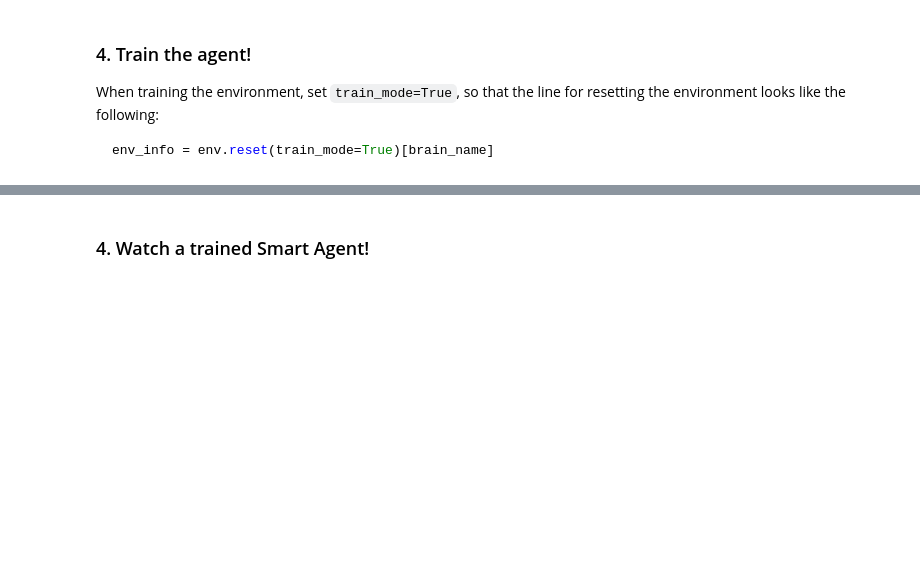
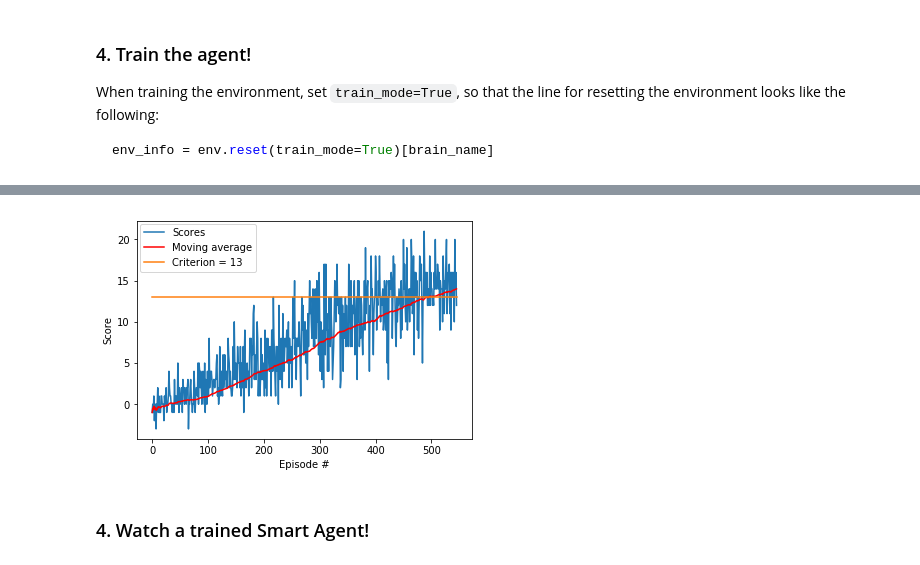
Before and after one commit to EmmiOcean/Banana_Joe_RI_Learning, a Jupyter notebook: Navigation.ipynb, the cells around one changed output, grey strips where cells are left out. Cells and saved outputs as stored; diff of their text form; code cells hidden in the pictures; blank space fills up the shorter version.

Commit message:
docs: Added result plot

```diff
--- a/Navigation.ipynb
+++ b/Navigation.ipynb
@@ -142,6 +142,8 @@ def dqn(n_episodes=2000, max_t=1000, eps_start=1.0, eps_end=0.01, eps_decay=0.99
     """
     scores = []                        # list containing scores from each episode
     scores_window = deque(maxlen=100)  # last 100 scores
+    mean = []
+    goal_score = []
     eps = eps_start                    # initialize epsilon
     saved = False
     for i_episode in range(1, n_episodes+1):
@@ -161,15 +163,17 @@ def dqn(n_episodes=2000, max_t=1000, eps_start=1.0, eps_end=0.01, eps_decay=0.99
                 break
         scores_window.append(score)       # save most recent score
         scores.append(score)              # save most recent score
+        mean.append(np.mean(scores_window))
+        goal_score.append(13)
         eps = max(eps_end, eps_decay*eps) # decrease epsilon
         print('\rEpisode {}\tAverage Score: {:.2f}'.format(i_episode, np.mean(scores_window)), end="")
         if i_episode % 100 == 0:
             print('\rEpisode {}\tAverage Score: {:.2f}'.format(i_episode, np.mean(scores_window)))
-        if np.mean(scores_window)>=15.0:
+        if np.mean(scores_window)>=14.0:
             print('\nEnvironment solved in {:d} episodes!\tAverage Score: {:.2f}'.format(i_episode-100, np.mean(scores_window)))
             torch.save(agent.qnetwork_local.state_dict(), 'checkpoint.pth')
             saved = True
             break
     if not saved:
         torch.save(agent.qnetwork_local.state_dict(), 'checkpoint.pth')
-    return scores
+    return scores, mean, goal_score
@@ -208,0 +180,3 @@ Episode 2000    Average Score: 15.76
+# %%
+env_info = env.reset(train_mode=True)[brain_name]
+scores, mean, goal = dqn()
@@ -209,3 +191,20 @@ Episode 2000    Average Score: 15.76
+# %%
+# plot the scores
+fig = plt.figure()
+ax = fig.add_subplot(111)
+plt.ylabel('Score')
+plt.xlabel('Episode #')
+
+
+plt.plot(np.arange(len(scores)), scores, label="Scores")
+plt.plot(np.arange(len(scores)), mean, label="Moving average", color='red')
+plt.plot(np.arange(len(scores)), goal, label="Criterion = 13")
+# Place a legend to the right of this smaller subplot.
+plt.legend(bbox_to_anchor=(0.01, 0.99), loc=2, borderaxespad=0.)
+fig.savefig('result.png')
+plt.show()
+# %% [output]
+[figure, added]
 # %% [markdown]
 ### 4. Watch a trained Smart Agent!
 # %%
```
Also changed, not shown: parts of 2 cells of this notebook, 4 other files.
